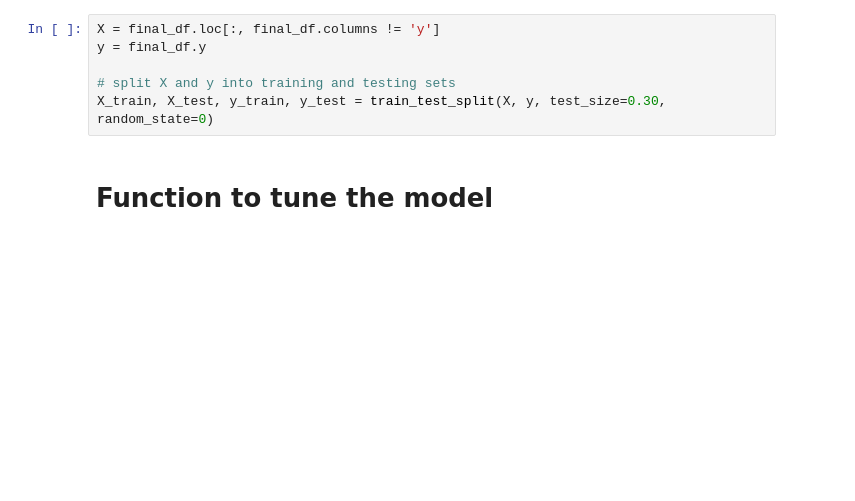
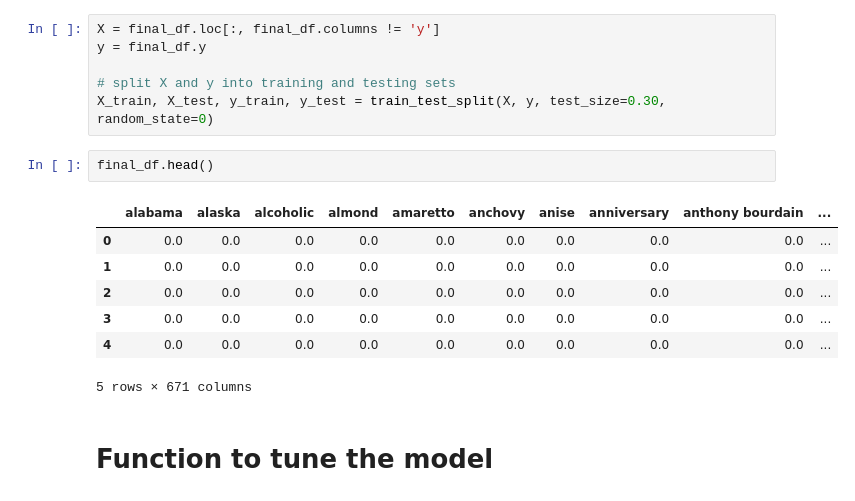
Before and after one commit to Menuing/flask-api, a Jupyter notebook: recipe-prediction.ipynb, the cells around one changed output. Drawn from its saved outputs; the diff is of its cells as text; blank space fills up the shorter version.

```diff
--- a/recipe-prediction.ipynb
+++ b/recipe-prediction.ipynb
@@ -92,6 +93,16 @@ y = final_df.y
 
 # split X and y into training and testing sets
 X_train, X_test, y_train, y_test = train_test_split(X, y, test_size=0.30, random_state=0)
+# %%
+final_df.head()
+# %% [output]
+|  | alabama | alaska | alcoholic | almond | amaretto | anchovy | anise | anniversary | anthony bourdain | ... |
+| 0 | 0.0 | 0.0 | 0.0 | 0.0 | 0.0 | 0.0 | 0.0 | 0.0 | 0.0 | ... |
+| 1 | 0.0 | 0.0 | 0.0 | 0.0 | 0.0 | 0.0 | 0.0 | 0.0 | 0.0 | ... |
+| 2 | 0.0 | 0.0 | 0.0 | 0.0 | 0.0 | 0.0 | 0.0 | 0.0 | 0.0 | ... |
+| 3 | 0.0 | 0.0 | 0.0 | 0.0 | 0.0 | 0.0 | 0.0 | 0.0 | 0.0 | ... |
+| 4 | 0.0 | 0.0 | 0.0 | 0.0 | 0.0 | 0.0 | 0.0 | 0.0 | 0.0 | ... |
+5 rows × 671 columns
 # %% [markdown]
 # Function to tune the model
 # %%
```
Also changed, not shown: parts of 2 cells of this notebook, 5 other files.
